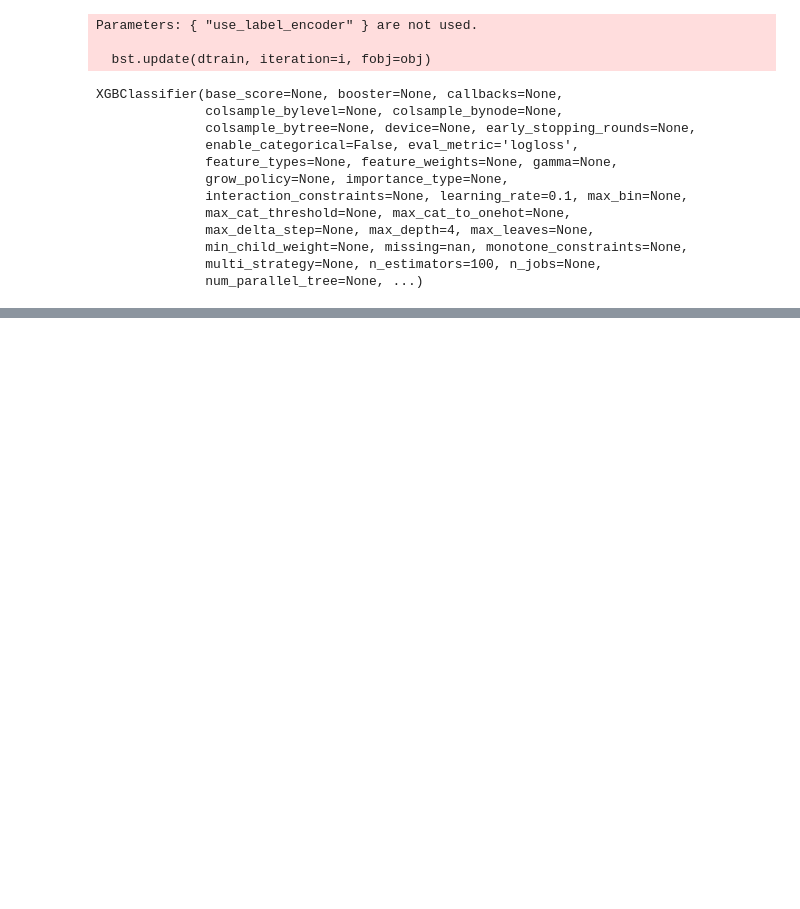
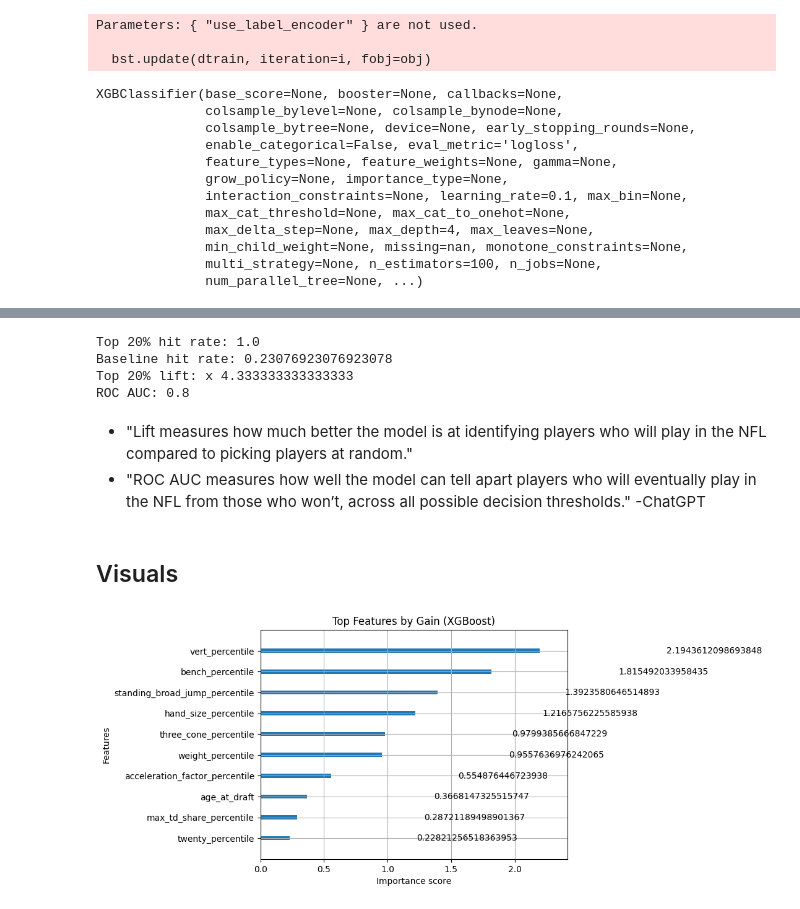
Before and after one commit to bps78/Shrine-Bowl-Comp-Entry, a Jupyter notebook: ShrineBowlCompAnalysis.ipynb, the cells around one changed output, grey strips where cells are left out. Drawn from its saved outputs; the diff is of its cells as text; code cells hidden in the pictures; blank space fills up the shorter version.

Commit message:
Visuals, Off Eff model, and Combined model

```diff
--- a/ShrineBowlCompAnalysis.ipynb
+++ b/ShrineBowlCompAnalysis.ipynb
@@ -390,0 +552,37 @@ ROC AUC: 0.6
+# %%
+combined_model = XGBClassifier(
+    n_estimators=100,
+    learning_rate=0.1,
+    max_depth=4,
+    random_state=42,
+    use_label_encoder=False,
+    eval_metric='logloss'
+)
+features = [
+    'avg_yds_share_percentile',
+    'max_yds_share_percentile',
+    'avg_td_share_percentile',
+    'max_td_share_percentile',
+    'seasons_played',
+    'age_at_draft',
+    'three_cone_percentile',
+    'weight_percentile',
+    'hand_size_percentile',
+    'forty_percentile',
+    'standing_broad_jump_percentile',
+    'height_percentile',
+    'wingspan_percentile',
+    'vert_percentile',
+    'bench_percentile',
+    'twenty_percentile',
+    'arm_length_percentile',
+    'acceleration_factor_percentile',
+]
+
+X = offense_eff_model_data[features]
+y = offense_eff_model_data['played_in_nfl']
+X_train, X_test, y_train, y_test = train_test_split(X, y, test_size=0.2, random_state=42, stratify=y)
+
+print(y_test.value_counts())
+
+combined_model.fit(X_train, y_train)
@@ -390,0 +632,30 @@ ROC AUC: 0.6
+# %%
+y_pred_proba = combined_model.predict_proba(X_test)[:, 1]
+top_k = int(0.2 * len(y_test))
+top_preds = y_test.iloc[np.argsort(-y_pred_proba)[:top_k]]
+
+print("Top 20% hit rate:", top_preds.mean())
+print("Baseline hit rate:", y_test.mean())
+print("Top 20% lift: x", top_preds.mean() / y_test.mean())
+print("ROC AUC:", roc_auc_score(y_test, y_pred_proba))
+# %% [output]
+Top 20% hit rate: 1.0
+Baseline hit rate: 0.23076923076923078
+Top 20% lift: x 4.333333333333333
+ROC AUC: 0.8
+# %% [markdown]
+- "Lift measures how much better the model is at identifying players who will play in the NFL compared to picking players at random."
+- "ROC AUC measures how well the model can tell apart players who will eventually play in the NFL from those who won’t, across all possible decision thresholds."
+ -ChatGPT
+# %% [markdown]
+## Visuals
+# %%
+xgb.plot_importance(
+    combined_model,
+    importance_type='gain',
+    max_num_features=10
+)
+plt.title("Top Features by Gain (XGBoost)")
+plt.show()
+# %% [output]
+[figure, added]
```
Also changed, not shown: parts of 36 cells of this notebook.
